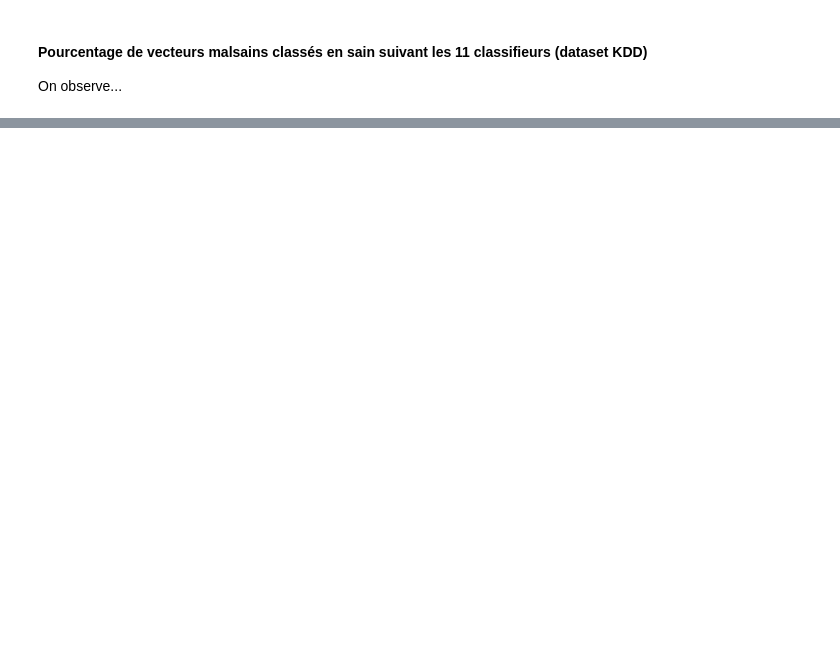
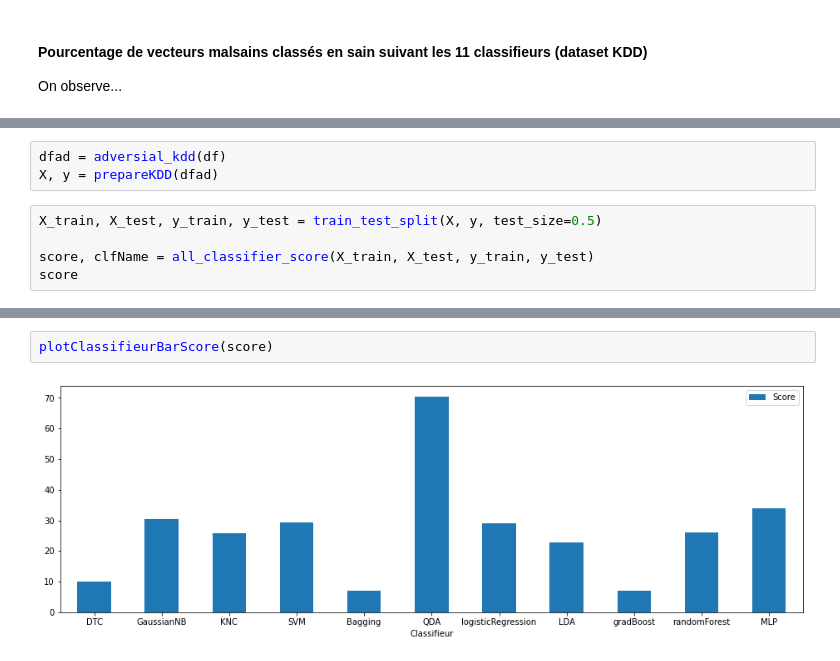
Before and after one commit to Exjp/Projet_AAA, a Jupyter notebook: PROJET_AAA.ipynb, the cells around one changed output, grey strips where cells are left out. Drawn from its saved outputs; the diff is of its cells as text; blank space fills up the shorter version.

Commit message:
Kdd adversial

```diff
--- a/PROJET_AAA.ipynb
+++ b/PROJET_AAA.ipynb
@@ -463,0 +499,8 @@ On observe...
+# %%
+dfad = adversial_kdd(df)
+X, y = prepareKDD(dfad)
+# %%
+X_train, X_test, y_train, y_test = train_test_split(X, y, test_size=0.5)
+
+score, clfName = all_classifier_score(X_train, X_test, y_train, y_test)
+score
@@ -463,0 +526,4 @@ On observe...
+# %%
+plotClassifieurBarScore(score)
+# %% [output]
+[figure, added]
```
Also changed, not shown: parts of 14 cells of this notebook.
